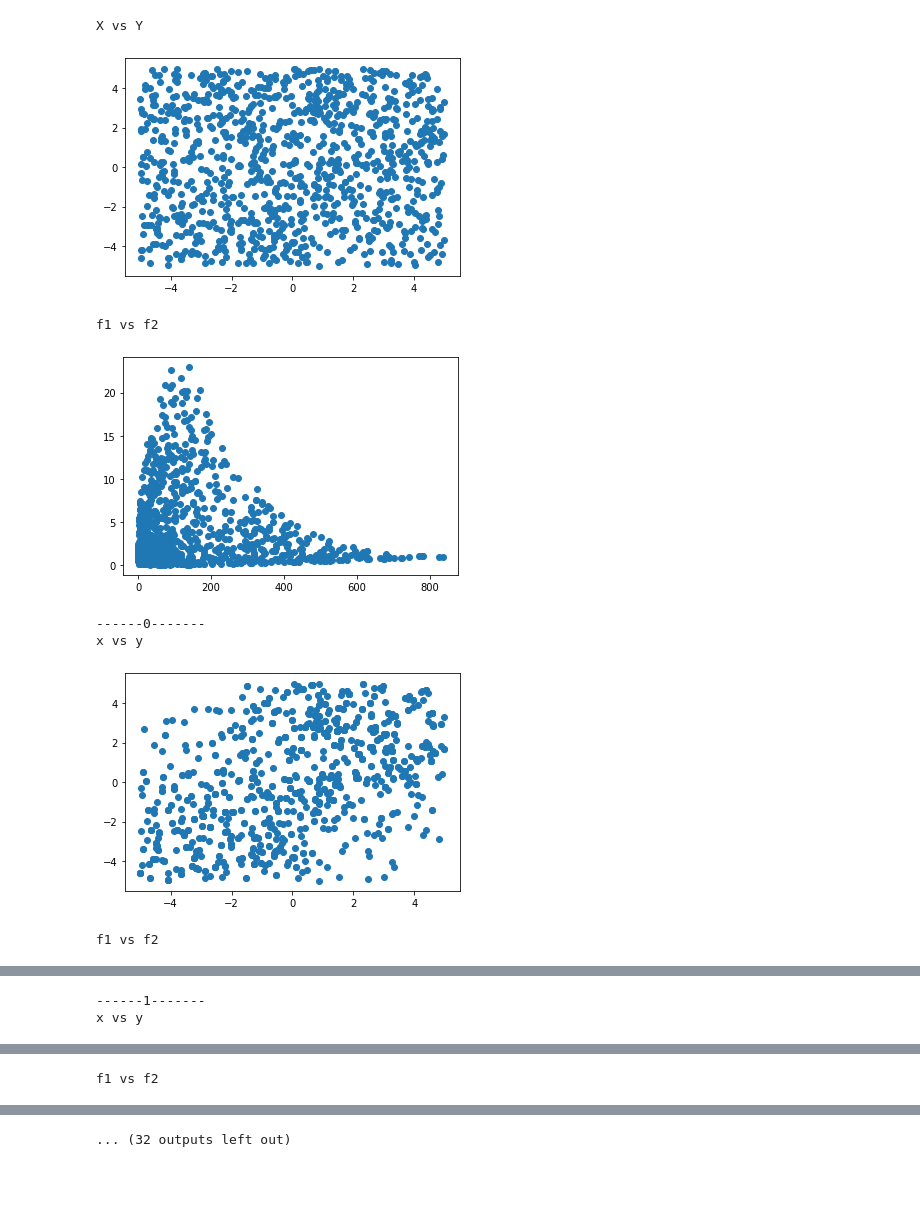
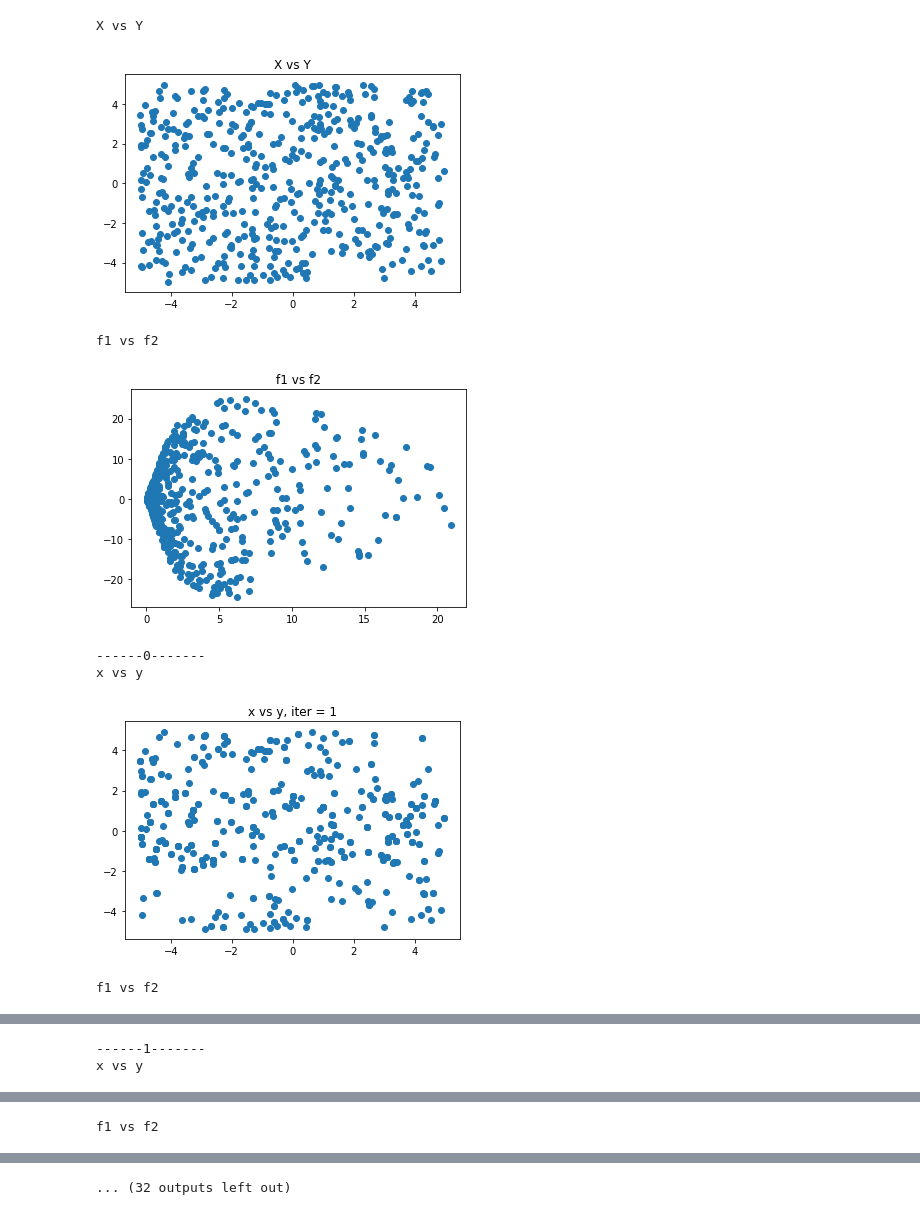
Before and after one commit to sauvikpal1998/pyRVEA, a Jupyter notebook: trial.ipynb, the cells around one changed output, grey strips where cells are left out. Drawn from its saved outputs; the diff is of its cells as text; code cells hidden in the pictures; blank space fills up the shorter version.

```diff
--- a/trial.ipynb
+++ b/trial.ipynb
@@ -69,21 +69,36 @@ def const2(arr):
         return False
 
 def const3(arr):
-    if(arr[1]>2):
+    if(arr[1]<2):
         return True
     else:
         return False
 
 def const4(arr):
-    if(arr[1]<-2):
+    if(arr[1]>-2):
         return True
     else:
         return False
+
+def const5(arr):
+    if(arr[0] + arr[1] > -1):
+        return True
+    else:
+        return False
+
+# def const6(arr):
+#     if(arr[0] + arr[1] > -3):
+#         return True
+#     else:
+#         return False
 # %%
+address = "pics/exp5/"
+pop_size = 500
+
 """NAMING"""
 
-obj1 = Booth
-obj2 = Matayas
+obj1 = Matayas
+obj2 = SimpleSqDiff
 
 """SEED"""
 
@@ -91,7 +106,7 @@ np.random.seed(5)
 
 """DATA GEN"""
 
-values = np.random.uniform(-5, 5, (1000, 2))
+values = np.random.uniform(-5, 5, (pop_size, 2))
 
 vals1 = [obj1(v) for v in values]
 vals2 = [obj2(v) for v in values]
@@ -103,50 +118,58 @@ values = values.tolist()
 
 """DATA GEN GRAPHS"""
 print("X vs Y")
+plt.title("X vs Y")
 plt.scatter(x, y)
+plt.savefig(f'{address}X vs Y.png')
 plt.show()
 
 print("f1 vs f2")
+plt.title("f1 vs f2")
 plt.scatter(vals1, vals2)
+plt.savefig(f'{address}f1 vs f2.png')
 plt.show()
 
 """OBJ INS"""
 
 objectives = [obj1, obj2]
-constraints = [const3, const4]
-flags = ["min", "min"]
+constraints = [const4, const3]
+flags = ["max", "min"]
 clf = constraint_tour_select(constraints, objectives, flags)
 
 
 """LOOPS"""
 
 # pop = values
 
 for i in range(10):
     print(f"------{i}-------")
 
     pop = clf.get_new_pop(values)
     vals1 = [obj1(v) for v in pop]
     vals2 = [obj2(v) for v in pop]
 
     pop_n = np.array(pop)
     x = pop_n[:, 0]
     y = pop_n[:, 1]
 
     print("x vs y")
+    plt.title(f"x vs y, iter = {i+1}")
     plt.scatter(x, y)
+    plt.savefig(f'{address}X vs Y_{i+1}.png')
     plt.show()
 
     print("f1 vs f2")
+    plt.title(f"f1 vs f2, iter = {i+1}")
     plt.scatter(vals1, vals2)
+    plt.savefig(f'{address}f1 vs f2_{i+1}.png')
     plt.show()
     values = pop
 # %% [output]
 X vs Y
-[figure, old version]
+[figure, new version]
 f1 vs f2
-[figure, old version]
+[figure, new version]
 ------0-------
 x vs y
-[figure, old version]
+[figure, new version]
 f1 vs f2
```
Also changed, not shown: parts of 14 cells of this notebook.
